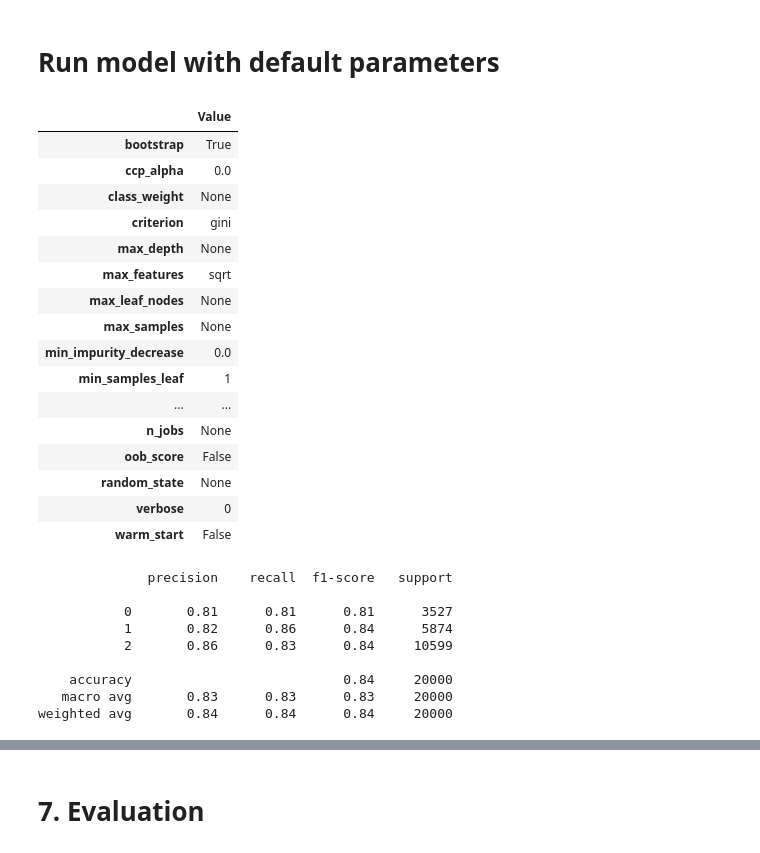
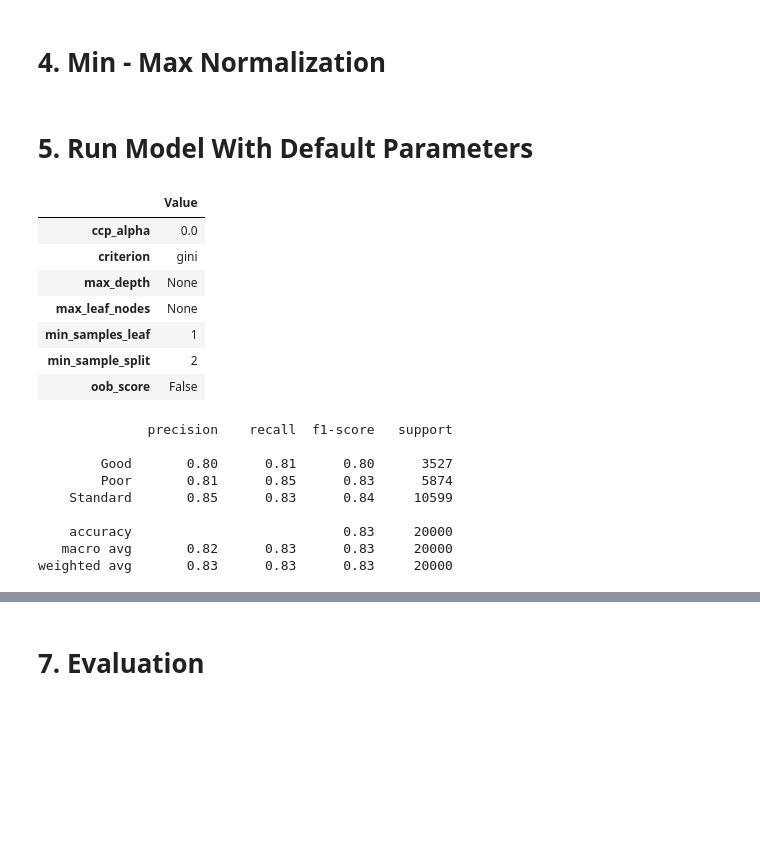
Before and after one commit to pahopu/IS252_CreditScoreClassification, a Jupyter notebook: Source/Methodology/RandomForest.ipynb, the cells around one changed output, grey strips where cells are left out. Saved outputs shown, nothing was run; the diff lists cells and outputs as text; code cells hidden in the pictures; blank space fills up the shorter version.

```diff
--- a/Source/Methodology/RandomForest.ipynb
+++ b/Source/Methodology/RandomForest.ipynb
@@ -97,3 +91,5 @@ y_test shape: (20000,)
+# %% [markdown]
+# 4.&nbsp;Min - Max Normalization
 # %%
 # Initialize a Min-Max scaler with a range from 0 to 1
 scaler = MinMaxScaler()
@@ -103,50 +99,52 @@ X_train_scaled = scaler.fit_transform(X_train)
 
 # Transform the test data based on the parameters fitted from the training data
 X_test_scaled = scaler.transform(X_test)
-# %% [markdown]
-# Run model with default parameters
-# %%
-# Create a RandomForestClassifier with default parameters
-rfTree = RandomForestClassifier()
-
-# Get parameters from the RandomForestClassifier
-params_dict = rfTree.get_params()
-
-# Create a DataFrame from the parameters dictionary for inspection
-pd.DataFrame.from_dict(params_dict, orient='index', columns=['Value'])
-# %% [output]
-|  | Value |
-| bootstrap | True |
-| ccp_alpha | 0.0 |
-| class_weight | None |
-| criterion | gini |
-| max_depth | None |
-| max_features | sqrt |
-| max_leaf_nodes | None |
-| max_samples | None |
-| min_impurity_decrease | 0.0 |
-| min_samples_leaf | 1 |
-| ... | ... |
-| n_jobs | None |
-| oob_score | False |
-| random_state | None |
-| verbose | 0 |
-| warm_start | False |
+# %% [markdown]
+# 5.&nbsp;Run Model With Default Parameters
+# %%
+# Create a RandomForestClassifier with default parameters
+rtree = RandomForestClassifier()
+
+# Get parameters of the RandomForestClassifier
+params_dict = rtree.get_params()
+
+# Extract specific parameters of interest
+ccp_alpha = params_dict['ccp_alpha']
+criterion = params_dict['criterion']
+max_depth = params_dict['max_depth']
+max_leaf_nodes = params_dict['max_leaf_nodes']
+min_samples_leaf = params_dict['min_samples_leaf']
+min_samples_split = params_dict['min_samples_split']
+oob_score = params_dict['oob_score']
+
+# Display the extracted parameters with 'Parameter' as the index
+pd.DataFrame({
+    'Value': [ccp_alpha, criterion, max_depth, max_leaf_nodes, min_samples_leaf, min_samples_split, oob_score]
+}, index=['ccp_alpha', 'criterion', 'max_depth', 'max_leaf_nodes', 'min_samples_leaf', 'min_sample_split', 'oob_score'])
+# %% [output]
+|  | Value |
+| ccp_alpha | 0.0 |
+| criterion | gini |
+| max_depth | None |
+| max_leaf_nodes | None |
+| min_samples_leaf | 1 |
+| min_sample_split | 2 |
+| oob_score | False |
 # %%
 # Train the RandomForestClassifier on the training data
 # And make predictions on the test data
-rfTree.fit(X_train_scaled, y_train)
-y_pred = rfTree.predict(X_test_scaled)
+rtree.fit(X_train_scaled, y_train)
+y_pred = rtree.predict(X_test_scaled)
 
 # Print a classification report to evaluate the performance of the classifier
 print(classification_report(y_test, y_pred))
 # %% [output]
               precision    recall  f1-score   support
 
-           0       0.81      0.81      0.81      3527
-           1       0.82      0.86      0.84      5874
-           2       0.86      0.83      0.84     10599
+        Good       0.80      0.81      0.80      3527
+        Poor       0.81      0.85      0.83      5874
+    Standard       0.85      0.83      0.84     10599
 
-    accuracy                           0.84     20000
-   macro avg       0.83      0.83      0.83     20000
-weighted avg       0.84      0.84      0.84     20000
+    accuracy                           0.83     20000
+   macro avg       0.82      0.83      0.83     20000
+weighted avg       0.83      0.83      0.83     20000
```
Also changed, not shown: parts of 37 cells of this notebook, 1 other file.
